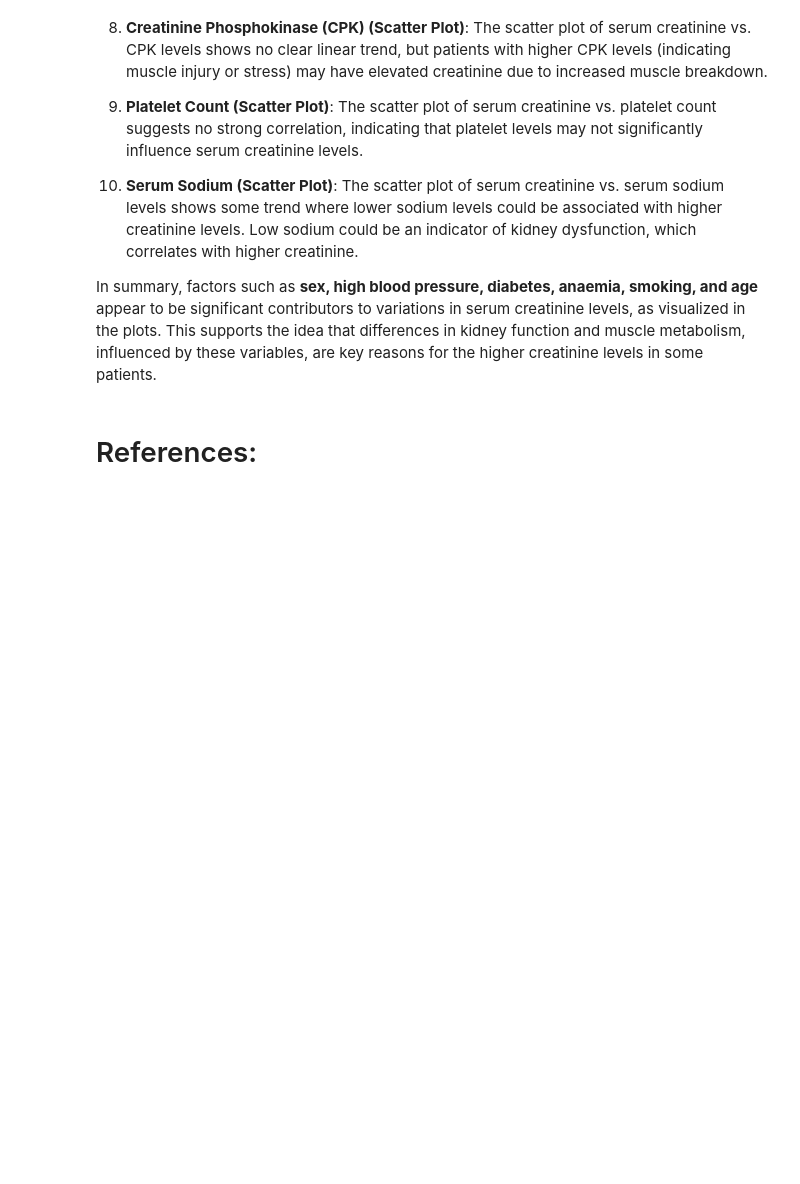
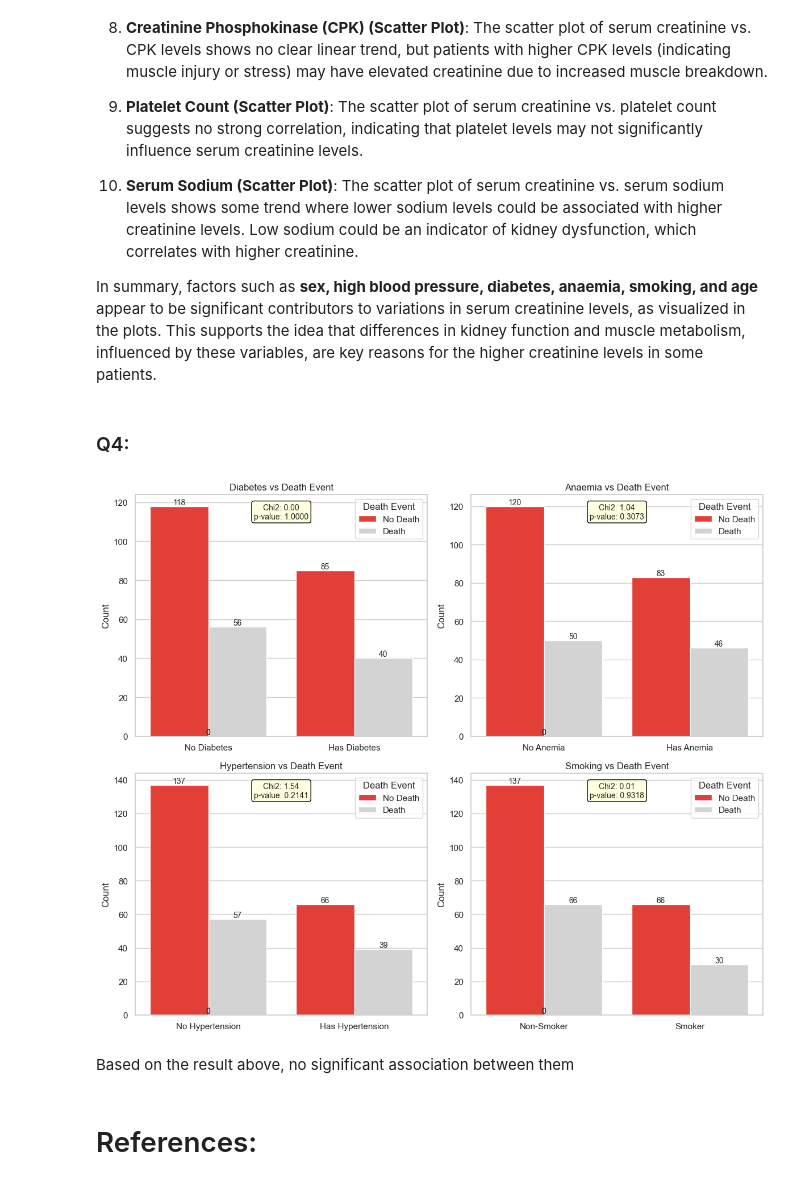
Before and after one commit to Jiangnanwhale/Heart-to-Say-Medical-Dashboard, a Jupyter notebook: assets/EDA.ipynb, the cells around one changed output. Drawn from its saved outputs; the diff is of its cells as text; code cells hidden in the pictures; blank space fills up the shorter version.

```diff
--- a/assets/EDA.ipynb
+++ b/assets/EDA.ipynb
@@ -1155,3 +1155,5 @@ plt.show()
 10. **Serum Sodium (Scatter Plot)**: The scatter plot of serum creatinine vs. serum sodium levels shows some trend where lower sodium levels could be associated with higher creatinine levels. Low sodium could be an indicator of kidney dysfunction, which correlates with higher creatinine.
 
 In summary, factors such as **sex, high blood pressure, diabetes, anaemia, smoking, and age** appear to be significant contributors to variations in serum creatinine levels, as visualized in the plots. This supports the idea that differences in kidney function and muscle metabolism, influenced by these variables, are key reasons for the higher creatinine levels in some patients.
+# %% [markdown]
+### Q4:
@@ -1158,3 +1162,71 @@ In summary, factors such as **sex, high blood pressure, diabetes, anaemia, smoki
+# %%
+# Define categorical variables to analyze
+categorical_vars = ['diabetes', 'anaemia', 'high_blood_pressure', 'smoking']
+labels = {
+    'diabetes': ['No Diabetes', 'Has Diabetes'],
+    'anaemia': ['No Anemia', 'Has Anemia'],
+    'high_blood_pressure': ['No Hypertension', 'Has Hypertension'],
+    'smoking': ['Non-Smoker', 'Smoker']
+}
+
+# Create a dictionary to store Chi-Squared results
+chi_squared_results = {}
+
+# Calculate Chi-Squared results for each categorical variable
+for var in categorical_vars:
+    # Create contingency table
+    contingency_table = pd.crosstab(data[var], data['DEATH_EVENT'])
+
+    # Perform Chi-Squared Test
+    chi2, p, _, _ = chi2_contingency(contingency_table)
+    chi_squared_results[var] = (chi2, p)
+
+# Set the style and color palette
+sns.set(style="whitegrid")
+colors = ['#FE251B', '#D3D3D3']
+
+# Create subplots for each categorical variable
+fig, axes = plt.subplots(nrows=2, ncols=2, figsize=(12, 10))
+axes = axes.flatten()
+
+for ax, var in zip(axes, categorical_vars):
+    sns.countplot(x=var, hue='DEATH_EVENT', data=data, palette=colors, ax=ax)
+
+    # Customize the title for high_blood_pressure
+    title = 'Hypertension' if var == 'high_blood_pressure' else var.capitalize()
+    ax.set_title(f'{title} vs Death Event')
+
+    # Remove x-axis labels
+    ax.set_xlabel('')
+    ax.set_ylabel('Count')
+
+    # Customize x-tick labels
+    ax.set_xticklabels(labels[var])
+
+    # Add legend
+    ax.legend(title='Death Event', loc='upper right', labels=['No Death', 'Death'])
+
+    # Annotate Chi-Squared result on the plot
+    chi2_stat, p_value = chi_squared_results[var]
+    ax.annotate(f'Chi2: {chi2_stat:.2f}\np-value: {p_value:.4f}',
+                xy=(0.5, 0.9),
+                xycoords='axes fraction',
+                ha='center',
+                fontsize=10,
+                bbox=dict(boxstyle='round,pad=0.3', edgecolor='black', facecolor='lightyellow'))
+
+    # Add counts at the bottom of each bar
+    for p in ax.patches:
+        ax.annotate(f'{int(p.get_height())}',
+                    (p.get_x() + p.get_width() / 2., p.get_height()),
+                    ha='center', va='bottom', fontsize=10)
+
+plt.tight_layout()
+plt.show()
+# %% [output]
+[figure, added]
+# %% [markdown]
+Based on the result above, no significant association between them
 # %% [markdown]
 # References:
 # %% [markdown]
```
Also changed, not shown: parts of 1 cell of this notebook.
